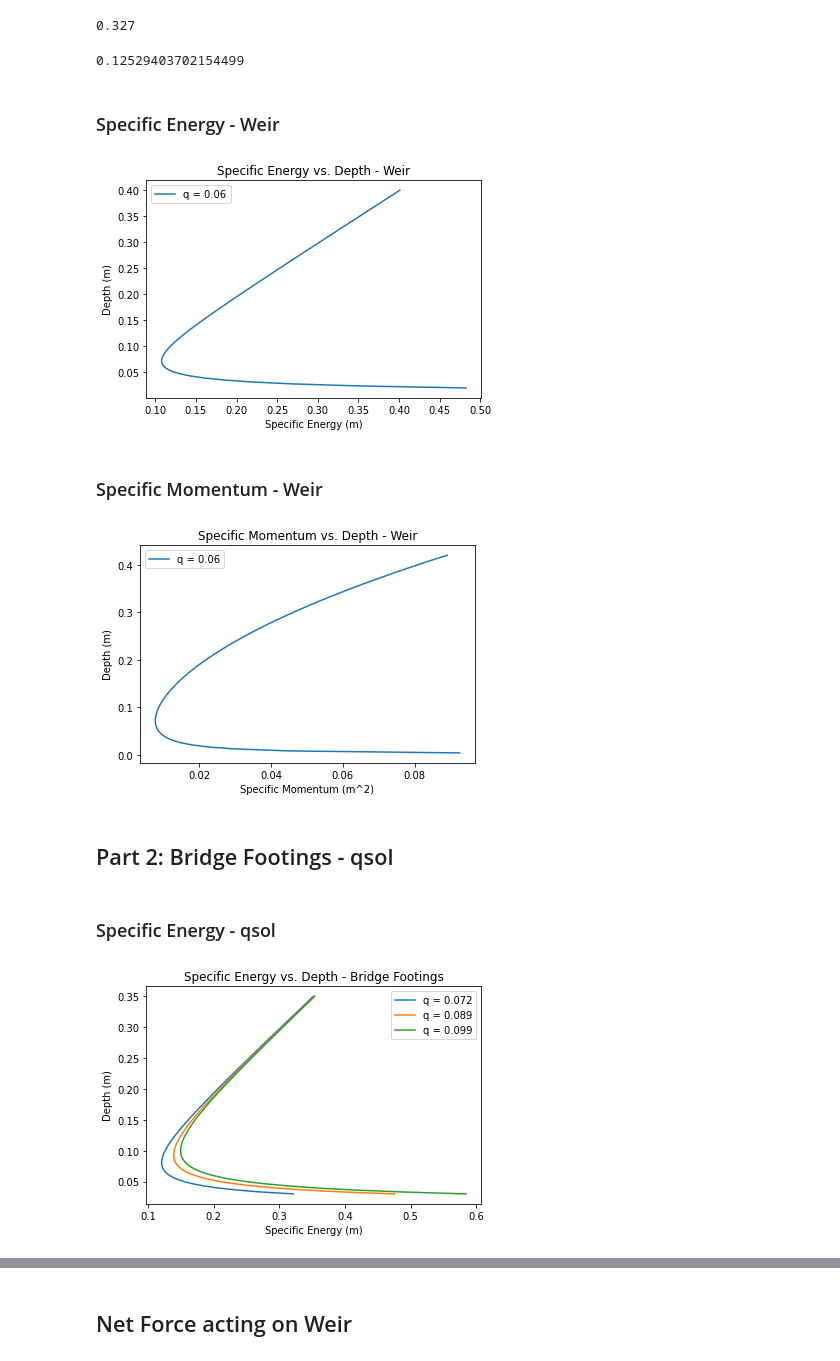
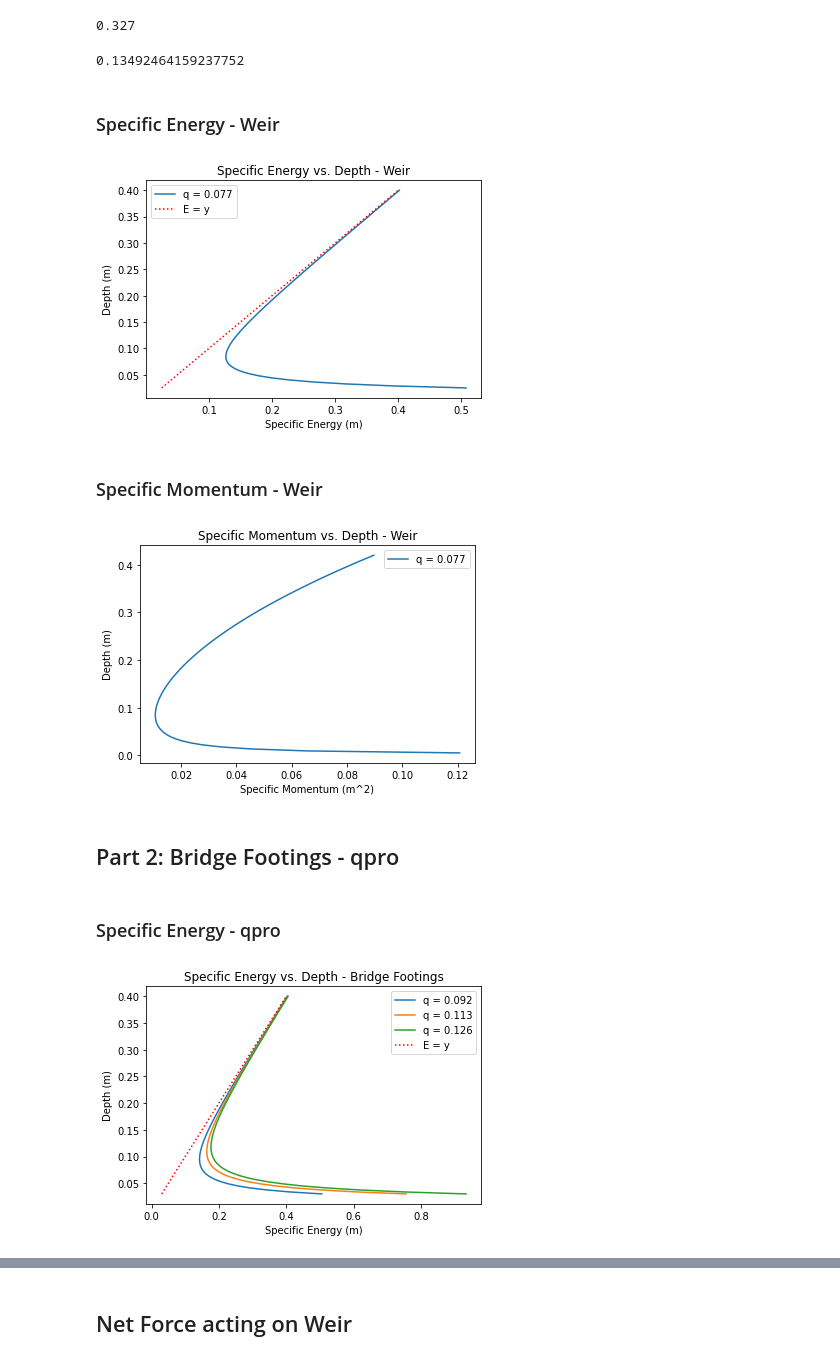
Before and after one commit to mpampolina/CIVL, a Jupyter notebook: CIVL 316 - Lab B.ipynb, the cells around one changed output, grey strips where cells are left out. Saved outputs shown, nothing was run; the diff lists cells and outputs as text; code cells hidden in the pictures.

```diff
--- a/CIVL 316 - Lab B.ipynb
+++ b/CIVL 316 - Lab B.ipynb
@@ -153,7 +153,7 @@ df2["Width"]
 2    0.095
 Name: Width, dtype: float64
 # %%
-df2["constrict_q"] = df2.apply(lambda rows: Qsol/rows["Width"], axis=1)
+df2["constrict_q"] = df2.apply(lambda rows: Qpro/rows["Width"], axis=1)
 df2
 # %% [output]
 |  | Width | Upstream depth | Downstream depth | Middle depth | constrict_q |
@@ -163,5 +163,5 @@ df2
 # %%
-df2["Critical depth"] = df2.apply(lambda rows: getYc(Qsol/rows["Width"]), axis=1)
+df2["Critical depth"] = df2.apply(lambda rows: getYc(Qpro/rows["Width"]), axis=1)
 df2
 # %% [output]
 |  | Width | Upstream depth | Downstream depth | Middle depth | constrict_q | Critical depth |
@@ -188,9 +188,9 @@ df1.iloc[1].y1
 # %% [output]
 0.327
 # %%
-getEnergy(df1.iloc[6].yc, qsol)
+getEnergy(df1.iloc[6].yc, qpro)
 # %% [output]
-0.12529403702154499
+0.13492464159237752
 # %% [markdown]
 ### Specific Energy - Weir
 # %%
@@ -200,15 +200,18 @@ def makeSEplot(arr_q, leftB, rightB, typ):
         y_vals = np.linspace(leftB, rightB, 100)
         x_vals = vec_energyFunc(y_vals, q)
         plt.plot(x_vals, y_vals, label=f"q = {round(q, 3)}")
+    plt.plot(y_vals, y_vals, color="red", linestyle="dotted", label="E = y")
     plt.title(f"Specific Energy vs. Depth - {typ}")
     plt.xlabel("Specific Energy (m)")
     plt.ylabel("Depth (m)")
     plt.legend()
+    fig = plt.gcf()
     plt.show()
+#     fig.savefig(f"Specific Energy vs. Depth - {typ}_fig.png")
 # %%
-makeSEplot([qsol], 0.02, 0.4, typ="Weir")
+makeSEplot([qpro], 0.025, 0.4, typ="Weir")
 # %% [output]
-[figure, old version]
+[figure, new version]
 # %% [markdown]
 ### Specific Momentum - Weir
 # %%
@@ -226,13 +231,13 @@ def makeSMplot(arr_q, leftB, rightB, typ):
 # %%
-makeSMplot([qsol], 0.004, 0.42, typ="Weir")
+makeSMplot([qpro], 0.005, 0.42, typ="Weir")
 # %% [output]
-[figure, old version]
+[figure, new version]
 # %% [markdown]
-## Part 2: Bridge Footings - qsol
+## Part 2: Bridge Footings - qpro
 # %% [markdown]
-### Specific Energy - qsol
+### Specific Energy - qpro
 # %%
-makeSEplot(df2["constrict_q"].tolist(), 0.03, 0.35, typ="Bridge Footings")
+makeSEplot(df2["constrict_q"].tolist(), 0.03, 0.4, typ="Bridge Footings")
 # %% [output]
-[figure, old version]
+[figure, new version]
 # %% [markdown]
```
Also changed, not shown: parts of 28 cells of this notebook, 2 other files.
